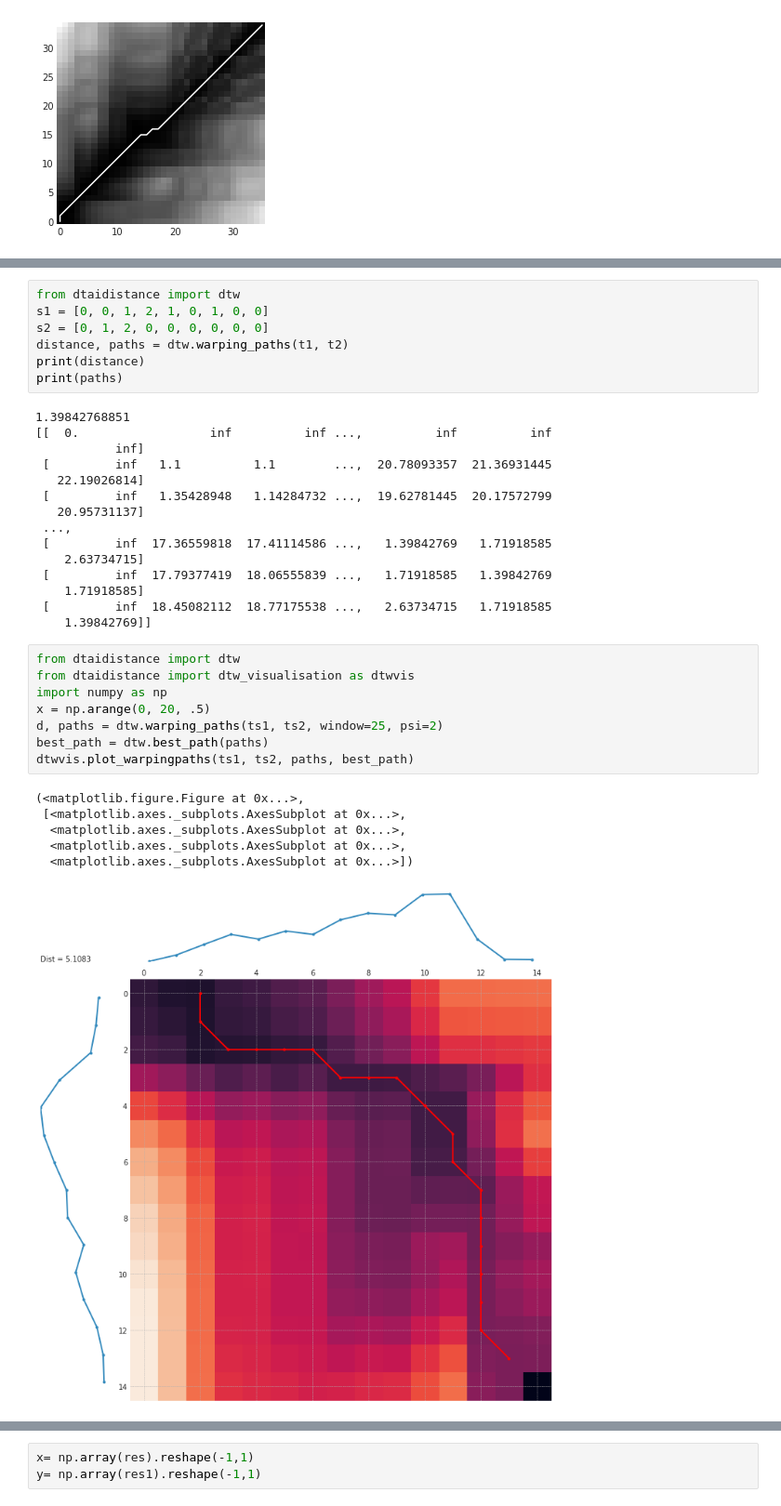
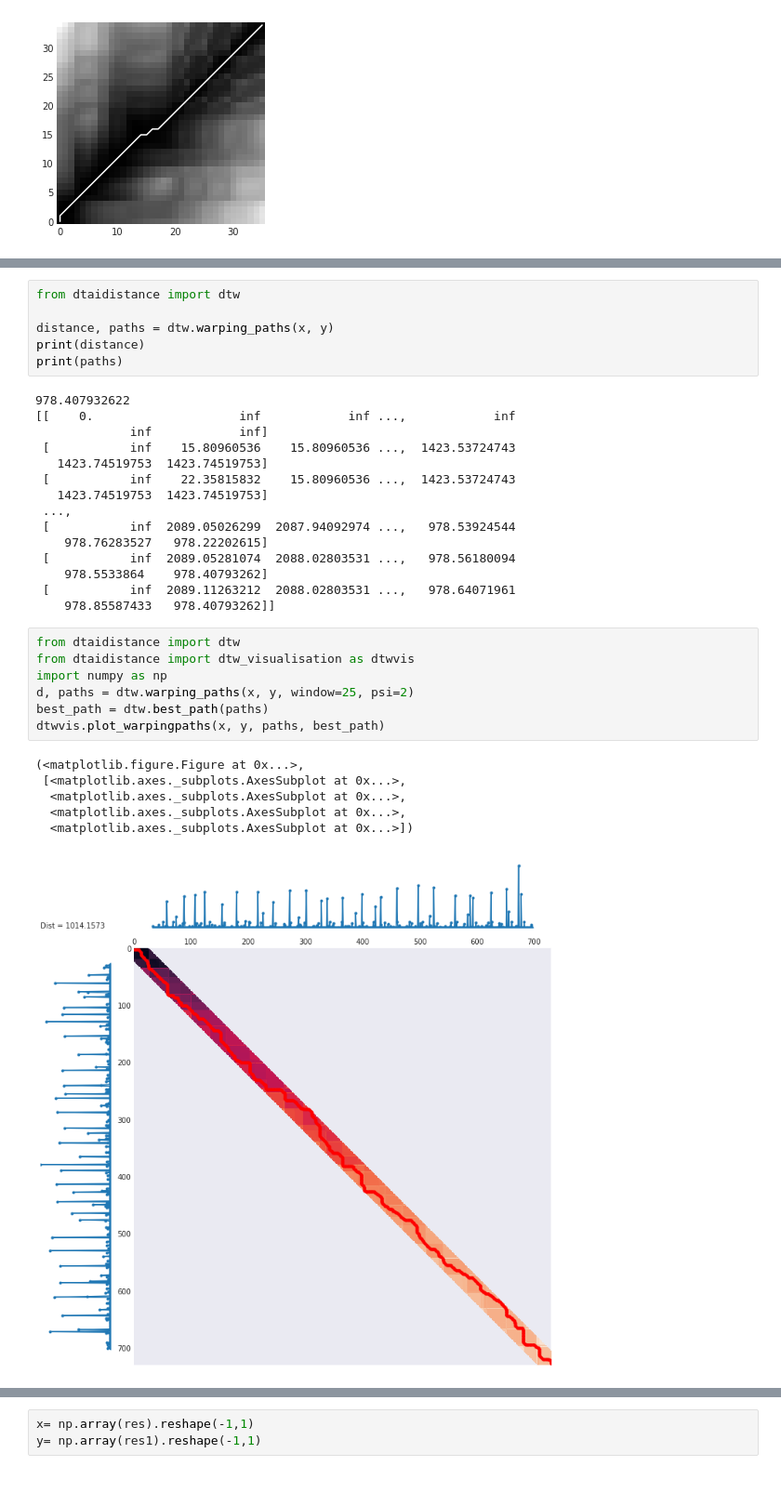
Before and after one commit to ABV-Hub/ShapeDTW-experiments, a Jupyter notebook: DTW.ipynb, the cells around one changed output, grey strips where cells are left out. Shown: that part at 93% size. Saved outputs shown, nothing was run; the diff lists cells and outputs as text.

```diff
--- a/DTW.ipynb
+++ b/DTW.ipynb
@@ -295,40 +297,38 @@ dtwvis.plot_warping(ts1, ts2, path, filename="warp.png")
 # %%
 from dtaidistance import dtw
-s1 = [0, 0, 1, 2, 1, 0, 1, 0, 0]
-s2 = [0, 1, 2, 0, 0, 0, 0, 0, 0]
-distance, paths = dtw.warping_paths(t1, t2)
+
+distance, paths = dtw.warping_paths(x, y)
 print(distance)
 print(paths)
 # %% [output]
-1.39842768851
-[[  0.                  inf          inf ...,          inf          inf
-           inf]
- [         inf   1.1          1.1        ...,  20.78093357  21.36931445
-   22.19026814]
- [         inf   1.35428948   1.14284732 ...,  19.62781445  20.17572799
-   20.95731137]
+978.407932622
+[[    0.                    inf            inf ...,            inf
+             inf            inf]
+ [           inf    15.80960536    15.80960536 ...,  1423.53724743
+   1423.74519753  1423.74519753]
+ [           inf    22.35815832    15.80960536 ...,  1423.53724743
+   1423.74519753  1423.74519753]
  ...,
- [         inf  17.36559818  17.41114586 ...,   1.39842769   1.71918585
-    2.63734715]
- [         inf  17.79377419  18.06555839 ...,   1.71918585   1.39842769
-    1.71918585]
- [         inf  18.45082112  18.77175538 ...,   2.63734715   1.71918585
-    1.39842769]]
+ [           inf  2089.05026299  2087.94092974 ...,   978.53924544
+    978.76283527   978.22202615]
+ [           inf  2089.05281074  2088.02803531 ...,   978.56180094
+    978.5533864    978.40793262]
+ [           inf  2089.11263212  2088.02803531 ...,   978.64071961
+    978.85587433   978.40793262]]
 # %%
 from dtaidistance import dtw
 from dtaidistance import dtw_visualisation as dtwvis
 import numpy as np
-x = np.arange(0, 20, .5)
-d, paths = dtw.warping_paths(ts1, ts2, window=25, psi=2)
+d, paths = dtw.warping_paths(x, y, window=25, psi=2)
 best_path = dtw.best_path(paths)
-dtwvis.plot_warpingpaths(ts1, ts2, paths, best_path)
+dtwvis.plot_warpingpaths(x, y, paths, best_path)
 # %% [output]
 (<matplotlib.figure.Figure at 0x...>,
  [<matplotlib.axes._subplots.AxesSubplot at 0x...>,
   <matplotlib.axes._subplots.AxesSubplot at 0x...>,
   <matplotlib.axes._subplots.AxesSubplot at 0x...>,
   <matplotlib.axes._subplots.AxesSubplot at 0x...>])
-[figure, old version]
+[figure, new version]
 # %%
 plt.figure(figsize=(16, 4))
 plt.title("Piecewise Aggregate Approximation", size=14, loc="right")
```
Also changed, not shown: parts of 51 cells of this notebook.
